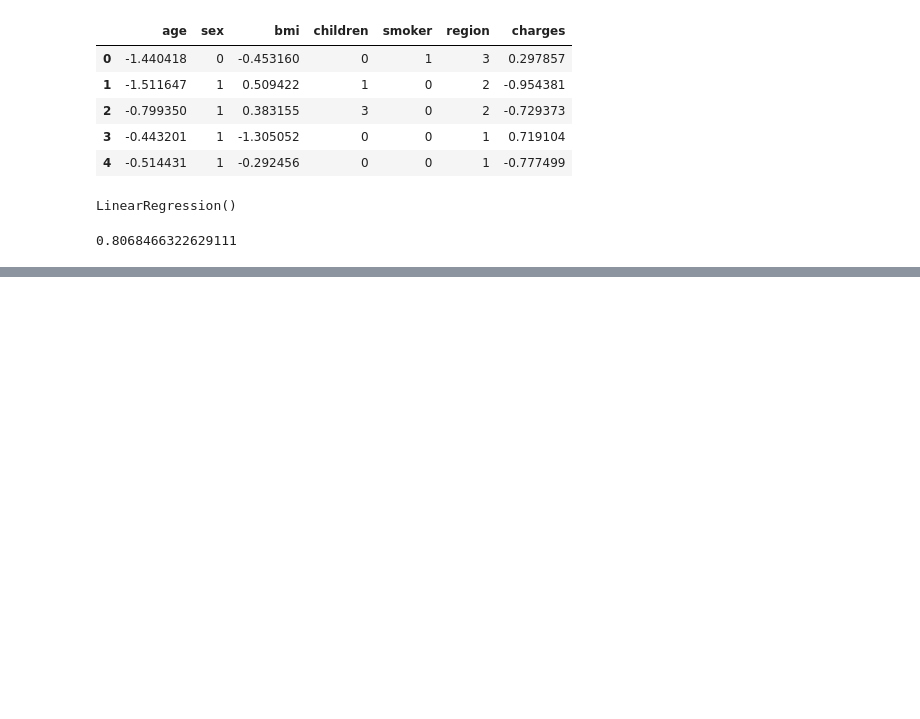
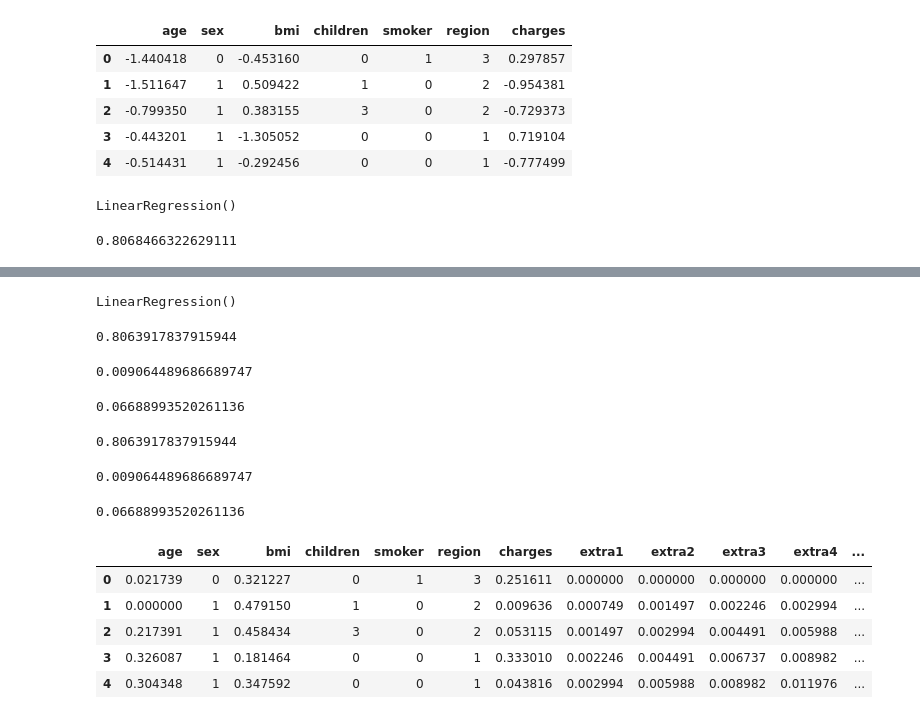
Before and after one commit to sauravkokane/Data-Science-Training, a Jupyter notebook: Linear_Regression.ipynb, the cells around one changed output, grey strips where cells are left out. Cells and saved outputs as stored; diff of their text form; code cells hidden in the pictures; blank space fills up the shorter version.

Commit message:
experimented over regression

```diff
--- a/Linear_Regression.ipynb
+++ b/Linear_Regression.ipynb
@@ -247,0 +306,18 @@ r2_score(y_std_test,y_std_pred)
+# %%
+model_extra1 = LinearRegression()
+model_extra1.fit(x_extra_train,y_extra_train)
+# %% [output]
+LinearRegression()
+# %%
+y_extra_pred = model_extra1.predict(x_extra_test)
+r2_score(y_extra_test,y_extra_pred)
+# %% [output]
+0.8063917837915944
+# %%
+mean_squared_error(y_extra_test,y_extra_pred)
+# %% [output]
+0.009064489686689747
+# %%
+mean_absolute_error(y_extra_test,y_extra_pred)
+# %% [output]
+0.06688993520261136
@@ -247,0 +328,28 @@ r2_score(y_std_test,y_std_pred)
+# %%
+model_extra2 = LinearRegression()
+model_extra2.fit(x_extra_train,y_extra_train)
+y_extra_pred = model_extra2.predict(x_extra_test)
+r2_score(y_extra_test,y_extra_pred)
+# %% [output]
+0.8063917837915944
+# %%
+mean_squared_error(y_extra_test,y_extra_pred)
+# %% [output]
+0.009064489686689747
+# %%
+mean_absolute_error(y_extra_test,y_extra_pred)
+# %% [output]
+0.06688993520261136
+# %%
+df_extra["extra7"] = np.linspace(0, 10, len(df_extra))
+df_extra["extra8"] = np.linspace(10, 20, len(df_extra))
+df_extra["extra9"] = np.linspace(20, 30, len(df_extra))
+df_extra["extra10"] = np.linspace(30, 40, len(df_extra))
+df_extra.head()
+# %% [output]
+|  | age | sex | bmi | children | smoker | region | charges | extra1 | extra2 | extra3 | extra4 | ... |
+| 0 | 0.021739 | 0 | 0.321227 | 0 | 1 | 3 | 0.251611 | 0.000000 | 0.000000 | 0.000000 | 0.000000 | ... |
+| 1 | 0.000000 | 1 | 0.479150 | 1 | 0 | 2 | 0.009636 | 0.000749 | 0.001497 | 0.002246 | 0.002994 | ... |
+| 2 | 0.217391 | 1 | 0.458434 | 3 | 0 | 2 | 0.053115 | 0.001497 | 0.002994 | 0.004491 | 0.005988 | ... |
+| 3 | 0.326087 | 1 | 0.181464 | 0 | 0 | 1 | 0.333010 | 0.002246 | 0.004491 | 0.006737 | 0.008982 | ... |
+| 4 | 0.304348 | 1 | 0.347592 | 0 | 0 | 1 | 0.043816 | 0.002994 | 0.005988 | 0.008982 | 0.011976 | ... |
```
Also changed, not shown: parts of 22 cells of this notebook.
